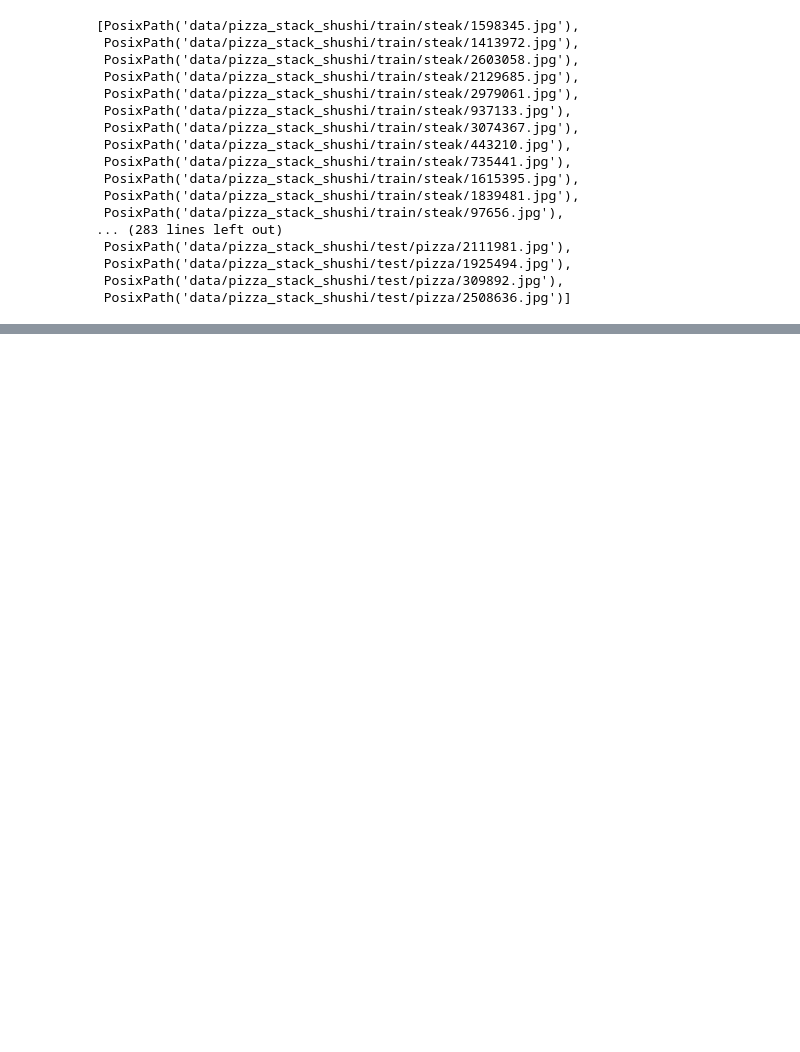
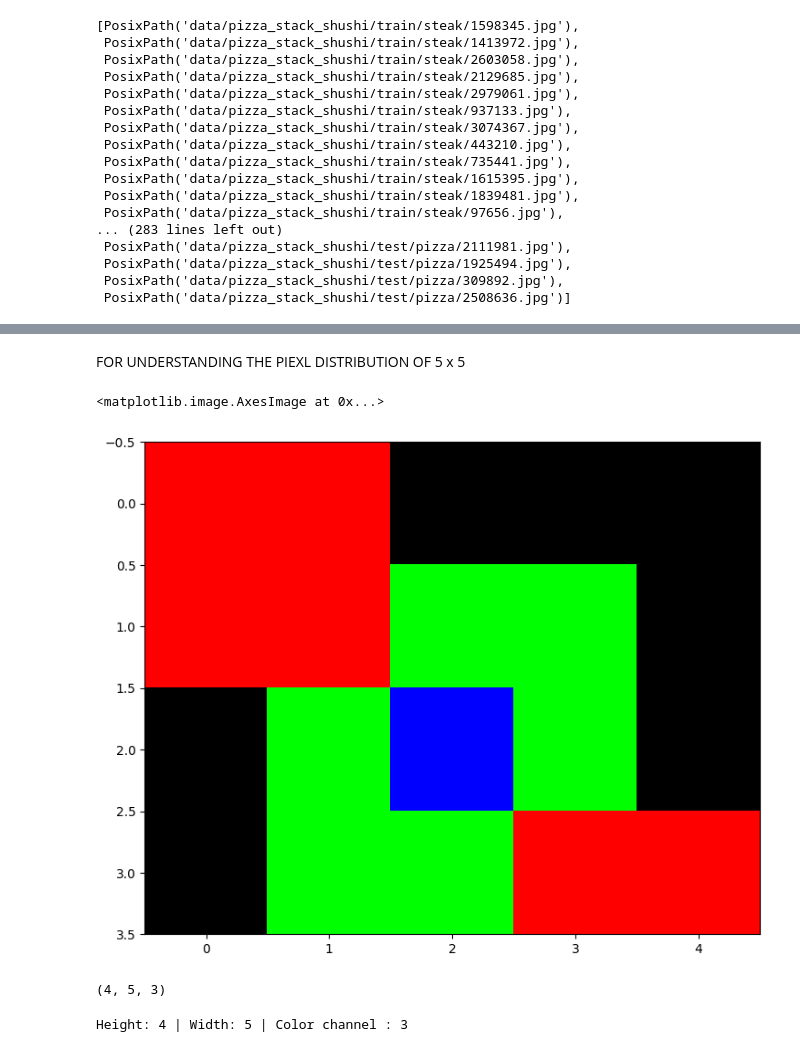
Before and after one commit to Imran1hp/Food-Recognition-Deep-Learning-model, a Jupyter notebook: Food_recognition_Deep_Learning.ipynb, the cells around one changed output, grey strips where cells are left out. Cells and saved outputs as stored; diff of their text form; code cells hidden in the pictures; blank space fills up the shorter version.

Commit message:
Gather Knowledge about piexl value and heigth , width , color  channel arrangement

```diff
--- a/Food_recognition_Deep_Learning.ipynb
+++ b/Food_recognition_Deep_Learning.ipynb
@@ -114,0 +149,24 @@ img
+# %% [markdown]
+FOR UNDERSTANDING THE PIEXL DISTRIBUTION  OF 5 x 5
+# %%
+img_2_array = np.array([
+ [(255, 0, 0),   (255, 0, 0),   (0, 0, 0),     (0, 0, 0),     (0, 0, 0)],
+ [(255, 0, 0),   (255, 0, 0),   (0, 255, 0),   (0, 255, 0),   (0, 0, 0)],
+ [(0, 0, 0),     (0, 255, 0),   (0, 0, 255),   (0, 255, 0),   (0, 0, 0)],
+ [(0, 0, 0),     (0, 255, 0),   (0, 255, 0),   (255, 0, 0),   (255, 0, 0)],
+])
+# %%
+plt.figure (figsize =(10,7))
+
+plt.imshow(img_2_array)
+# %% [output]
+<matplotlib.image.AxesImage at 0x...>
+[figure, added]
+# %%
+img_2_array.shape # --> heigth , width , color channel
+# %% [output]
+(4, 5, 3)
+# %%
+print(f"Height: {len(img_2_array) } | Width: {len(img_2_array[0])} | Color channel : {len(img_2_array[0][0])}")
+# %% [output]
+Height: 4 | Width: 5 | Color channel : 3
```
Also changed, not shown: parts of 4 cells of this notebook.
